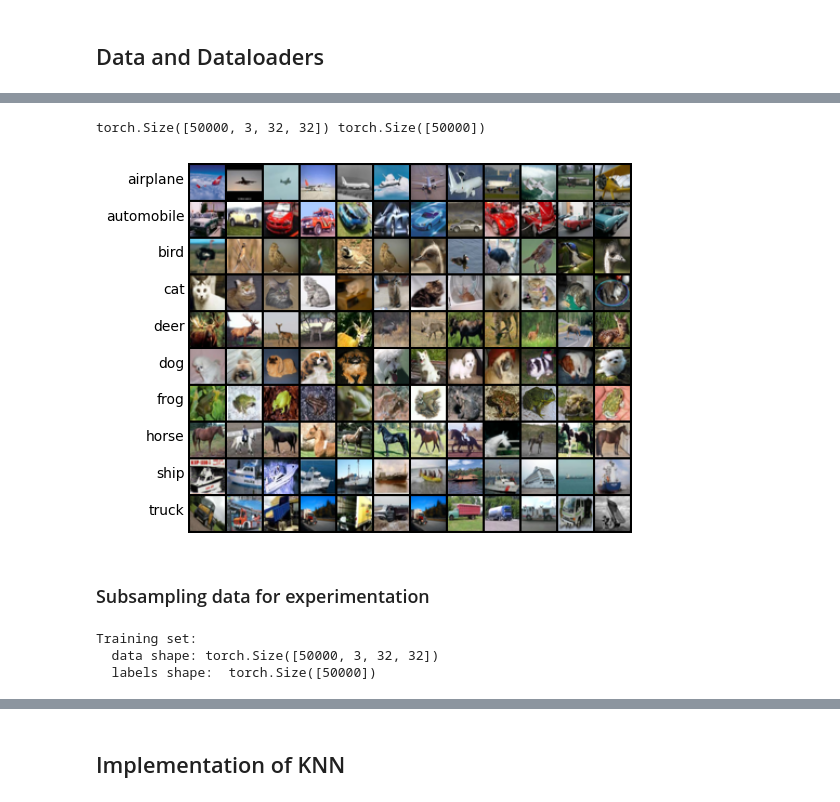
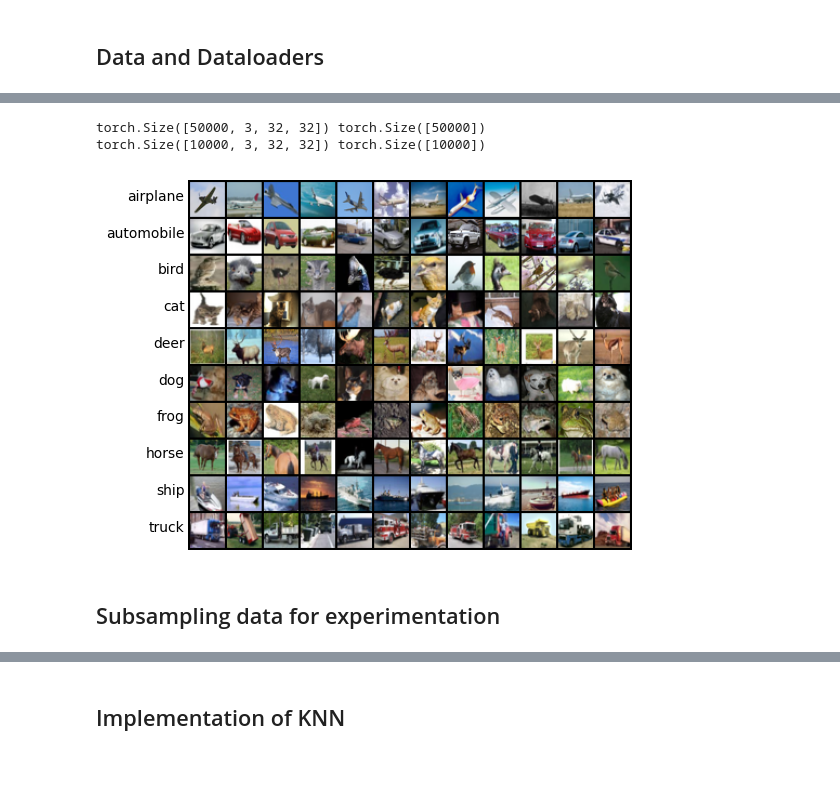
Before and after one commit to sampath017/researchai, a Jupyter notebook: src/KNN.ipynb, the cells around one changed output, grey strips where cells are left out. Saved outputs shown, nothing was run; the diff lists cells and outputs as text; code cells hidden in the pictures; blank space fills up the shorter version.

```diff
--- a/src/KNN.ipynb
+++ b/src/KNN.ipynb
@@ -20,7 +17,9 @@ cuda
 data_path = Path('../data')
 data_path.mkdir(exist_ok=True)
 # %%
-dataset = datasets.CIFAR10(
+from torchvision import datasets, transforms
+
+train_dataset = datasets.CIFAR10(
     data_path,
     train=True,
     download=True,
@@ -28,4 +27,13 @@ dataset = datasets.CIFAR10(
         transforms.ToTensor(),
     ])
 )
+
+test_dataset = datasets.CIFAR10(
+    data_path,
+    train=False,
+    download=True,
+    transform=transforms.Compose([
+        transforms.ToTensor(),
+    ])
+)
 # %% [output]
@@ -46,42 +62,57 @@ train_dataloader = DataLoader(dataset, batch_size=len(dataset), shuffle=True)
+# %%
+from torch.utils.data import DataLoader
+
+train_dataloader = DataLoader(train_dataset, batch_size=len(train_dataset), shuffle=True)
+test_dataloader = DataLoader(test_dataset, batch_size=len(test_dataset))
 # %%
 for Xtr, ytr in train_dataloader:
     x_train, y_train = Xtr.to(device), ytr.to(device)
     print(x_train.shape, y_train.shape)
+
+for Xte, yte in test_dataloader:
+    x_test, y_test = Xte.to(device), yte.to(device)
+    print(x_test.shape, y_test.shape)
 # %% [output]
 torch.Size([50000, 3, 32, 32]) torch.Size([50000])
+torch.Size([10000, 3, 32, 32]) torch.Size([10000])
 # %%
 # visualization on train dataset
-
 import random
 from torchvision.utils import make_grid
+import matplotlib.pyplot as plt
 
-classes = dataset.classes
+classes = train_dataset.classes
 samples_per_class = 12
 samples = []
 
 for y, cls in enumerate(classes):
     plt.text(-4, 34 * y + 18, cls, ha='right')
     idxs = (y_train == y).nonzero().view(-1)
     for i in range(samples_per_class):
         idx = idxs[random.randrange(idxs.shape[0])].item()
         samples.append(x_train[idx])
 
 img = make_grid(samples, nrow=samples_per_class).cpu()
 plt.imshow(img.permute(1, 2, 0))
 plt.axis('off')
 plt.show()
 # %% [output]
-[figure, old version]
+[figure, new version]
 # %% [markdown]
-### Subsampling data for experimentation
+## Subsampling data for experimentation
 # %%
-# x_train = x_train[:5000]
-# y_train = y_train[:5000]
+%%script false --no-raise-error
+
+# x_train = x_train[:500]
+# y_train = y_train[:500]
+
+# x_test = x_test[:250]
+# y_test = y_test[:250]
 
 print('Training set:', )
 print('  data shape:', x_train.shape)
 print('  labels shape: ', y_train.shape)
+
+print('Testing set:', )
+print('  data shape:', x_test.shape)
+print('  labels shape: ', y_test.shape)
-# %% [output]
-Training set:
-  data shape: torch.Size([50000, 3, 32, 32])
-  labels shape:  torch.Size([50000])
```
Also changed, not shown: parts of 22 cells of this notebook.
